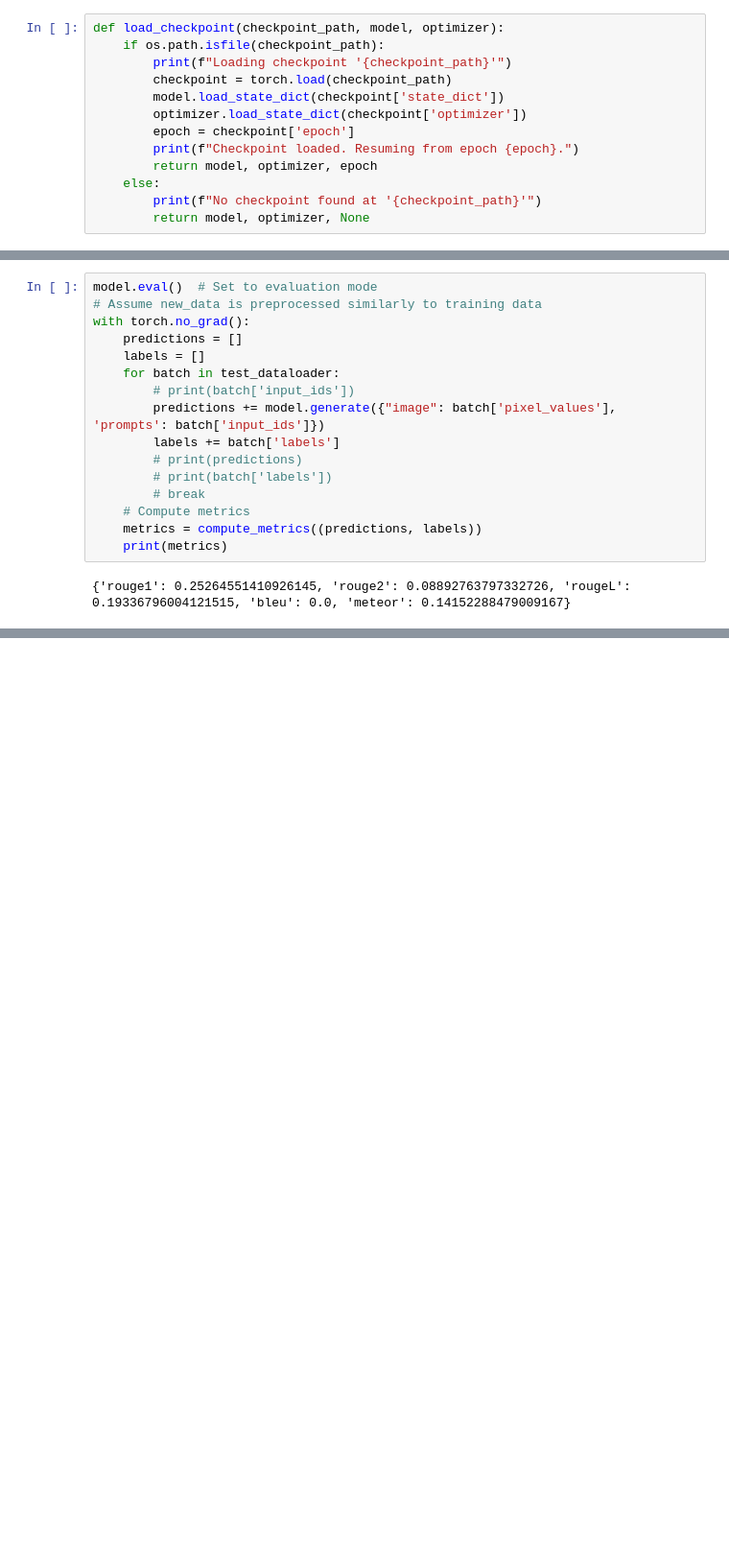
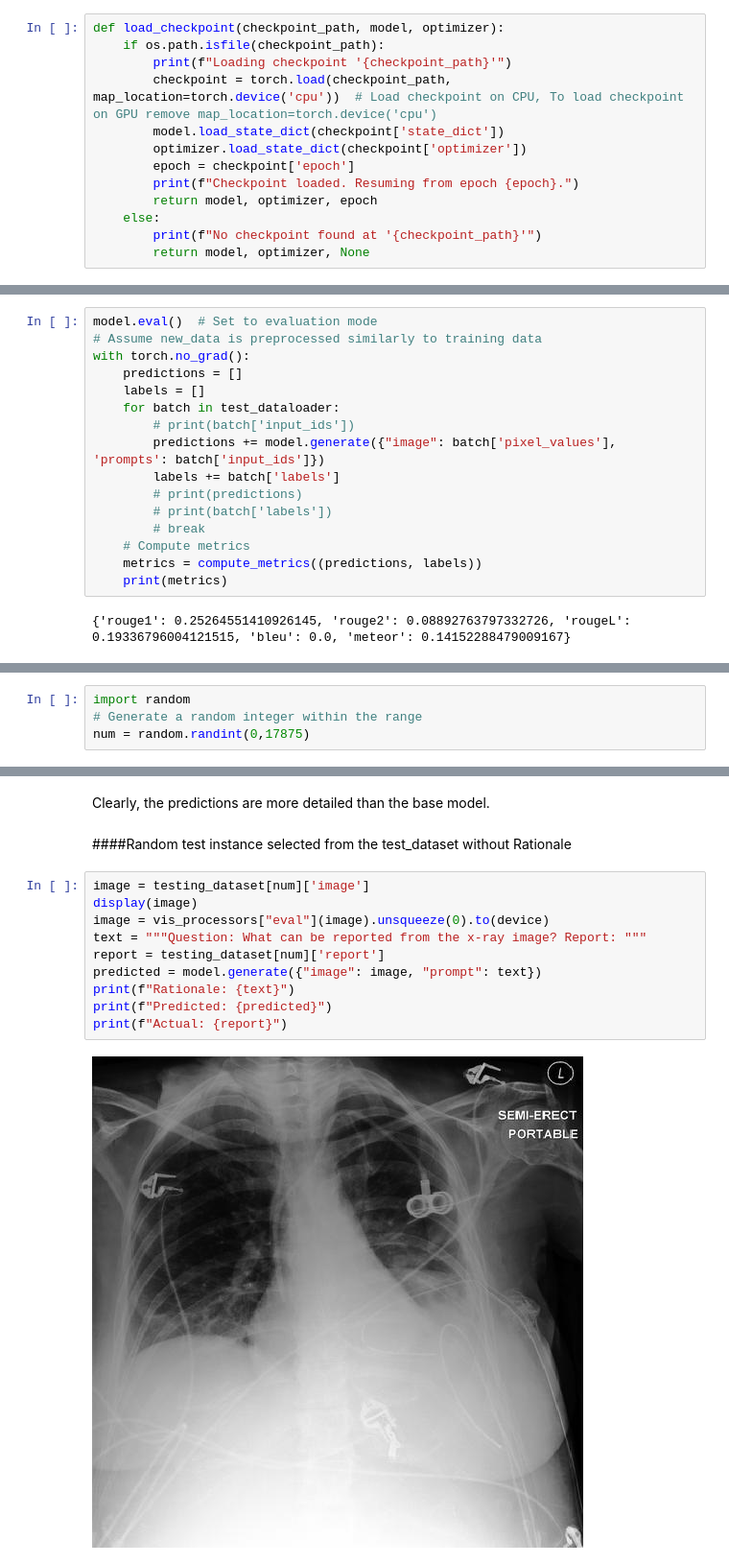
Before and after one commit to cpamidi/VLM, a Jupyter notebook: BLIP_VLMR.ipynb, the cells around one changed output, grey strips where cells are left out. Shown at 96% size. Drawn from its saved outputs; the diff is of its cells as text; blank space fills up the shorter version.

```diff
--- a/BLIP_VLMR.ipynb
+++ b/BLIP_VLMR.ipynb
@@ -348,7 +369,7 @@ Regular checkpoint saved at epoch 20
 def load_checkpoint(checkpoint_path, model, optimizer):
     if os.path.isfile(checkpoint_path):
         print(f"Loading checkpoint '{checkpoint_path}'")
-        checkpoint = torch.load(checkpoint_path)
+        checkpoint = torch.load(checkpoint_path, map_location=torch.device('cpu'))  # Load checkpoint on CPU, To load checkpoint on GPU remove map_location=torch.device('cpu')
         model.load_state_dict(checkpoint['state_dict'])
         optimizer.load_state_dict(checkpoint['optimizer'])
         epoch = checkpoint['epoch']
@@ -384,0 +408,4 @@ with torch.no_grad():
+# %%
+import random
+# Generate a random integer within the range
+num = random.randint(0,17875)
@@ -384,0 +431,16 @@ with torch.no_grad():
+# %% [markdown]
+Clearly, the predictions are more detailed than the base model.
+# %% [markdown]
+####Random test instance selected from the test_dataset without Rationale
+# %%
+image = testing_dataset[num]['image']
+display(image)
+image = vis_processors["eval"](image).unsqueeze(0).to(device)
+text = """Question: What can be reported from the x-ray image? Report: """
+report = testing_dataset[num]['report']
+predicted = model.generate({"image": image, "prompt": text})
+print(f"Rationale: {text}")
+print(f"Predicted: {predicted}")
+print(f"Actual: {report}")
+# %% [output]
+[figure, added]
```
Also changed, not shown: parts of 31 cells of this notebook.
